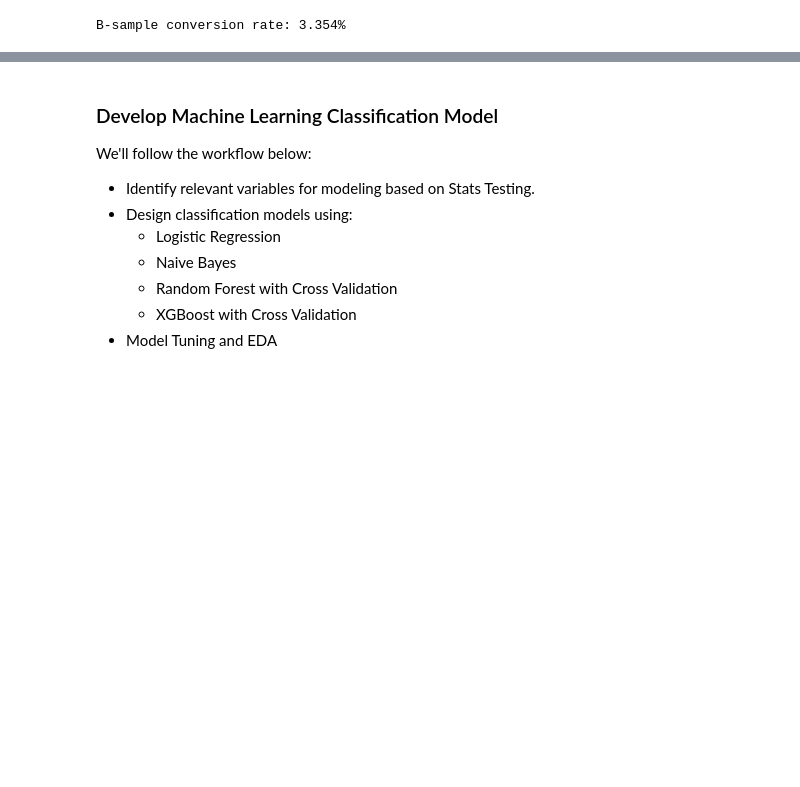
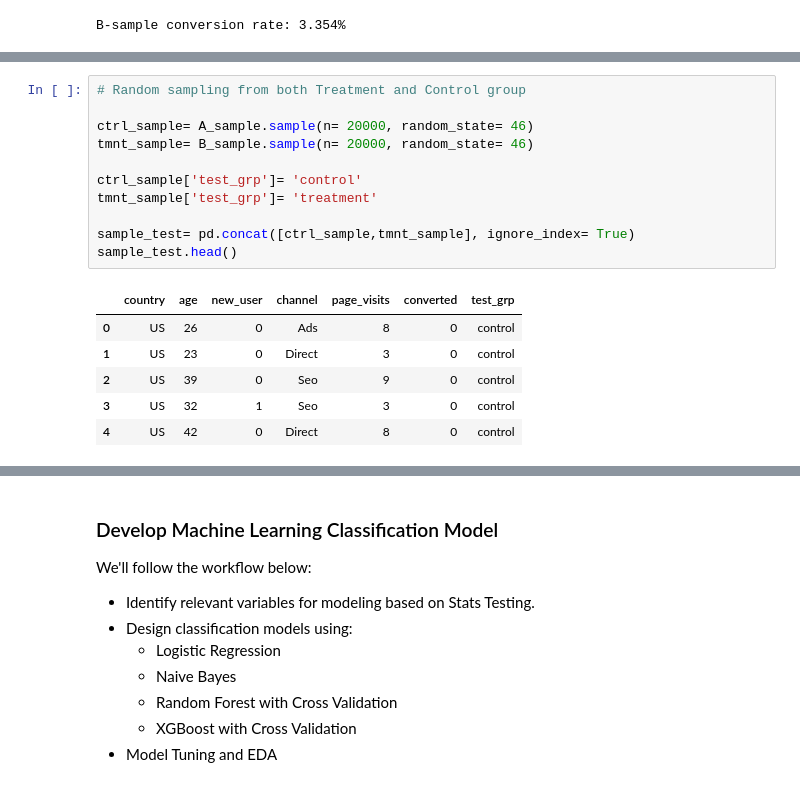
Before and after one commit to traha-89/Portafoglio, a Jupyter notebook: Landing Page Optimization/LP_CRAnalysis_Prediction.ipynb, the cells around one changed output, grey strips where cells are left out. Cells and saved outputs as stored; diff of their text form; blank space fills up the shorter version.

```diff
--- a/Landing Page Optimization/LP_CRAnalysis_Prediction.ipynb
+++ b/Landing Page Optimization/LP_CRAnalysis_Prediction.ipynb
@@ -649,0 +684,18 @@ TtestResult(statistic=np.float64(-2.6506144727181433), pvalue=np.float64(0.00803
+# %%
+# Random sampling from both Treatment and Control group
+
+ctrl_sample= A_sample.sample(n= 20000, random_state= 46)
+tmnt_sample= B_sample.sample(n= 20000, random_state= 46)
+
+ctrl_sample['test_grp']= 'control'
+tmnt_sample['test_grp']= 'treatment'
+
+sample_test= pd.concat([ctrl_sample,tmnt_sample], ignore_index= True)
+sample_test.head()
+# %% [output]
+|  | country | age | new_user | channel | page_visits | converted | test_grp |
+| 0 | US | 26 | 0 | Ads | 8 | 0 | control |
+| 1 | US | 23 | 0 | Direct | 3 | 0 | control |
+| 2 | US | 39 | 0 | Seo | 9 | 0 | control |
+| 3 | US | 32 | 1 | Seo | 3 | 0 | control |
+| 4 | US | 42 | 0 | Direct | 8 | 0 | control |
```
Also changed, not shown: parts of 7 cells of this notebook.
